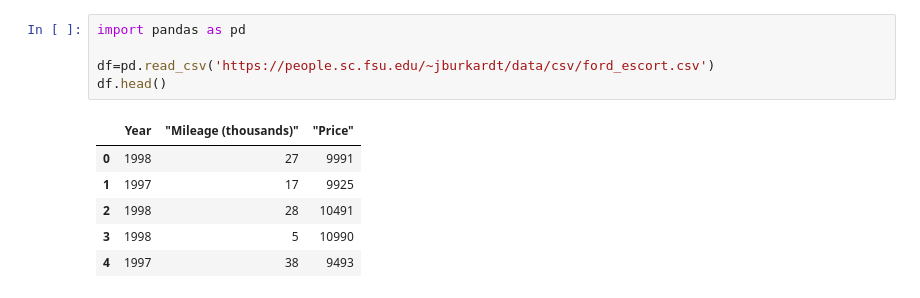
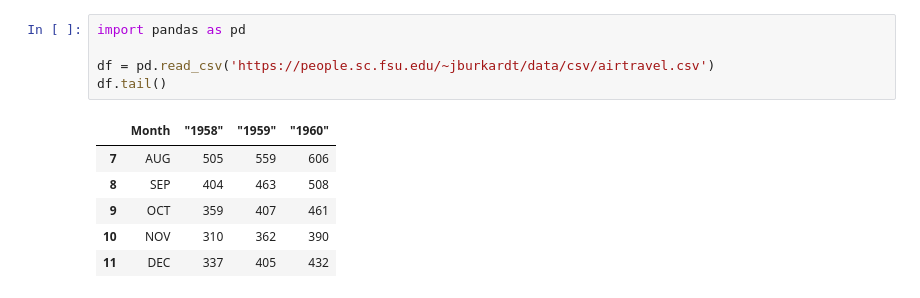
Before and after one commit to amenhasfaw/Python-for-DS-lab, a Jupyter notebook: Lab_Ex8.ipynb, the cells around one changed output. Drawn from its saved outputs; the diff is of its cells as text.

```diff
--- a/Lab_Ex8.ipynb
+++ b/Lab_Ex8.ipynb
@@ -1,12 +1,12 @@
 # %%
 import pandas as pd
 
-df=pd.read_csv('https://people.sc.fsu.edu/~jburkardt/data/csv/ford_escort.csv')
-df.head()
+df = pd.read_csv('https://people.sc.fsu.edu/~jburkardt/data/csv/airtravel.csv')
+df.tail()
 # %% [output]
-|  | Year | "Mileage (thousands)" | "Price" |
-| 0 | 1998 | 27 | 9991 |
-| 1 | 1997 | 17 | 9925 |
-| 2 | 1998 | 28 | 10491 |
-| 3 | 1998 | 5 | 10990 |
-| 4 | 1997 | 38 | 9493 |
+|  | Month | "1958" | "1959" | "1960" |
+| 7 | AUG | 505 | 559 | 606 |
+| 8 | SEP | 404 | 463 | 508 |
+| 9 | OCT | 359 | 407 | 461 |
+| 10 | NOV | 310 | 362 | 390 |
+| 11 | DEC | 337 | 405 | 432 |
```
Also changed, not shown: parts of 10 cells of this notebook, 2 other files.
